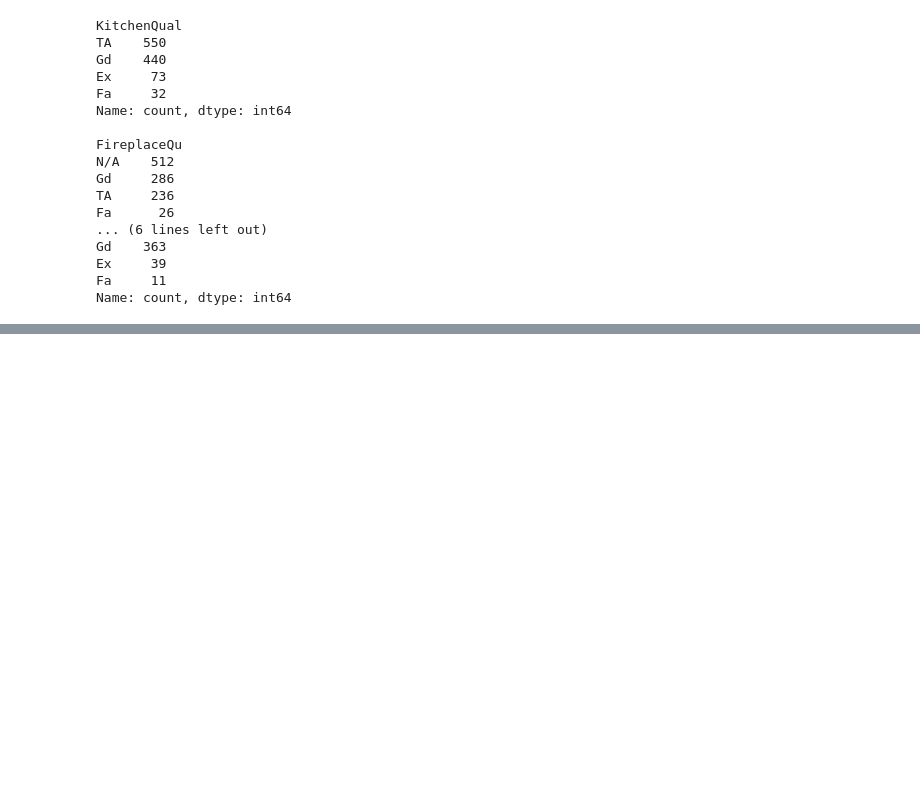
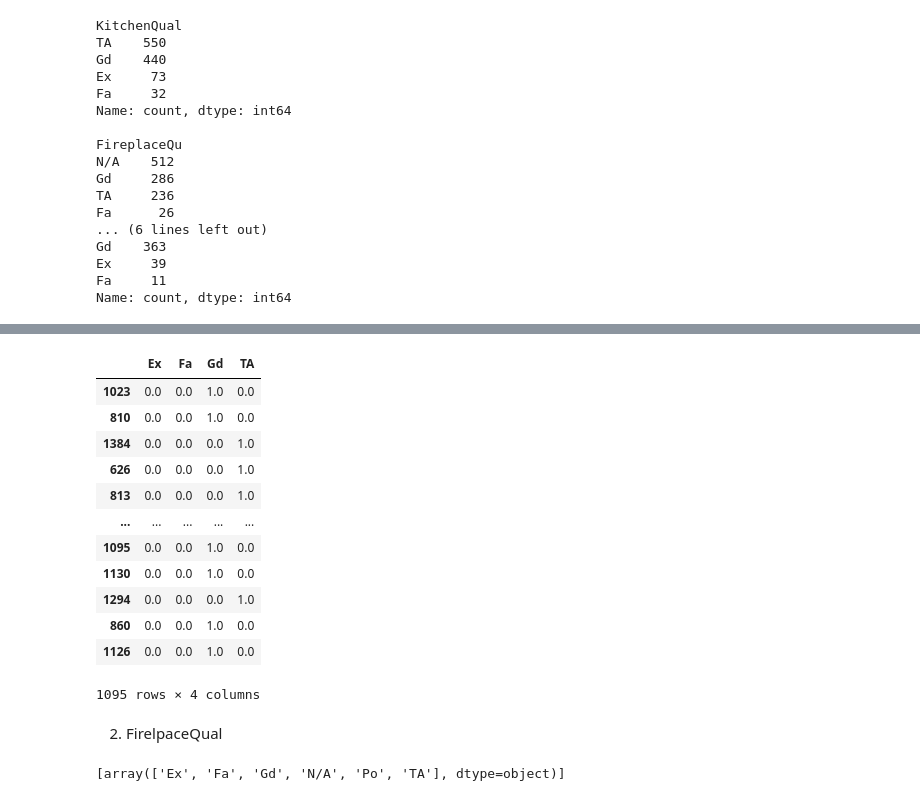
Before and after one commit to Angela-Mukulu-Mwanzia/Phase_3_House-Prices_Feature_engineering, a Jupyter notebook: Edwinn..ipynb, the cells around one changed output, grey strips where cells are left out. Saved outputs shown, nothing was run; the diff lists cells and outputs as text; code cells hidden in the pictures; blank space fills up the shorter version.

```diff
--- a/Edwinn..ipynb
+++ b/Edwinn..ipynb
@@ -324,0 +329,19 @@ Name: count, dtype: int64
+# %%
+
+# (0) import OneHotEncoder from sklearn.preprocessing
+from sklearn.preprocessing import OneHotEncoder
+
+# (1) Create a variable fireplace_qu_train
+# extracted from X_train
+# (double brackets due to shape expected by OHE)
+kitchen_qu = X_train[["KitchenQual",]]
+
+# (2) Instantiate a OneHotEncoder with categories="auto",
+# sparse=False, and handle_unknown="ignore"
+ohe = OneHotEncoder(categories="auto", sparse=False, handle_unknown="ignore")
+
+# (3) Fit the encoder on fireplace_qu_train
+ohe.fit(kitchen_qu)
+
+# Inspect the categories of the fitted encoder
+ohe.categories_
@@ -324,0 +350,7 @@ Name: count, dtype: int64
+# %%
+# (4) Transform categorical columns using the encoder and
+# assign the result to categorical_encoded_train
+kitchen_qu_train = ohe.transform(kitchen_qu)
+
+# Visually inspect fireplace_qu_encoded_train
+kitchen_qu_train
@@ -324,0 +365,49 @@ Name: count, dtype: int64
+# %%
+#(5a) Make the transformed data into a dataframe
+kitchen_qu_train = pd.DataFrame(
+    # Pass in NumPy array
+    kitchen_qu_train,
+    # Set the column names to the categories found by OHE
+    columns=ohe.categories_[0],
+    # Set the index to match X_train's index
+    index=X_train.index
+)
+
+# Visually inspect new dataframe
+kitchen_qu_train
+# %% [output]
+|  | Ex | Fa | Gd | TA |
+| 1023 | 0.0 | 0.0 | 1.0 | 0.0 |
+| 810 | 0.0 | 0.0 | 1.0 | 0.0 |
+| 1384 | 0.0 | 0.0 | 0.0 | 1.0 |
+| 626 | 0.0 | 0.0 | 0.0 | 1.0 |
+| 813 | 0.0 | 0.0 | 0.0 | 1.0 |
+| ... | ... | ... | ... | ... |
+| 1095 | 0.0 | 0.0 | 1.0 | 0.0 |
+| 1130 | 0.0 | 0.0 | 1.0 | 0.0 |
+| 1294 | 0.0 | 0.0 | 0.0 | 1.0 |
+| 860 | 0.0 | 0.0 | 1.0 | 0.0 |
+| 1126 | 0.0 | 0.0 | 1.0 | 0.0 |
+1095 rows × 4 columns
+# %% [markdown]
+2. FirelpaceQual
+# %%
+# (0) import OneHotEncoder from sklearn.preprocessing
+from sklearn.preprocessing import OneHotEncoder
+
+# (1) Create a variable fireplace_qu_train
+# extracted from X_train
+# (double brackets due to shape expected by OHE)
+fireplace_qu_train = X_train[["FireplaceQu"]]
+
+# (2) Instantiate a OneHotEncoder with categories="auto",
+# sparse=False, and handle_unknown="ignore"
+ohe = OneHotEncoder(categories="auto", sparse=False, handle_unknown="ignore")
+
+# (3) Fit the encoder on fireplace_qu_train
+ohe.fit(fireplace_qu_train)
+
+# Inspect the categories of the fitted encoder
+ohe.categories_
+# %% [output]
+[array(['Ex', 'Fa', 'Gd', 'N/A', 'Po', 'TA'], dtype=object)]
```
Also changed, not shown: parts of 14 cells of this notebook.
